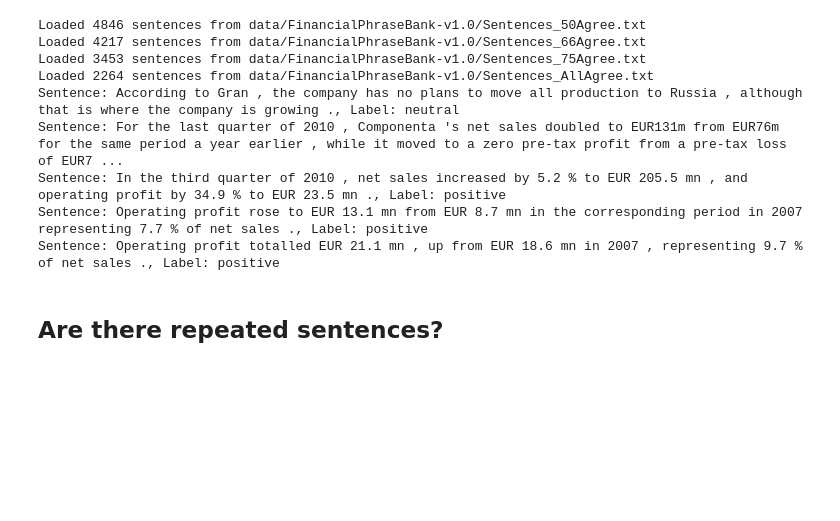
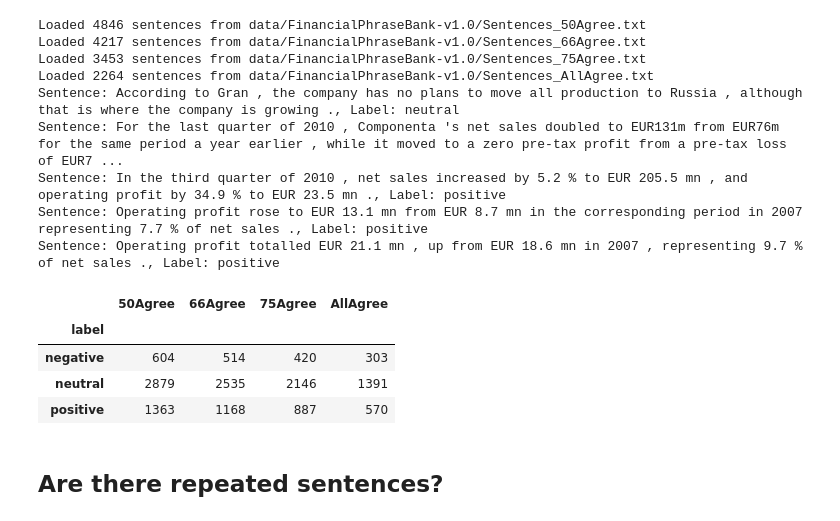
Before and after one commit to Hugoverissimo21/finphrasebank-sentiment, a Jupyter notebook: data EDA.ipynb, the cells around one changed output. Saved outputs shown, nothing was run; the diff lists cells and outputs as text; code cells hidden in the pictures; blank space fills up the shorter version.

```diff
--- a/data EDA.ipynb
+++ b/data EDA.ipynb
@@ -46,6 +53,24 @@ Sentence: For the last quarter of 2010 , Componenta 's net sales doubled to EUR1
 Sentence: In the third quarter of 2010 , net sales increased by 5.2 % to EUR 205.5 mn , and operating profit by 34.9 % to EUR 23.5 mn ., Label: positive
 Sentence: Operating profit rose to EUR 13.1 mn from EUR 8.7 mn in the corresponding period in 2007 representing 7.7 % of net sales ., Label: positive
 Sentence: Operating profit totalled EUR 21.1 mn , up from EUR 18.6 mn in 2007 , representing 9.7 % of net sales ., Label: positive
+# %%
+x = pd.DataFrame(load_financial_phrasebank(f"{path_to_files}{files_base_name}50Agree{files_ends_with}"))
+y = pd.DataFrame(load_financial_phrasebank(f"{path_to_files}{files_base_name}66Agree{files_ends_with}"))
+z = pd.DataFrame(load_financial_phrasebank(f"{path_to_files}{files_base_name}75Agree{files_ends_with}"))
+a = pd.DataFrame(load_financial_phrasebank(f"{path_to_files}{files_base_name}AllAgree{files_ends_with}"))
+
+pd.DataFrame({
+    '50Agree': x['label'].value_counts().sort_index(),
+    '66Agree': y['label'].value_counts().sort_index(),
+    '75Agree': z['label'].value_counts().sort_index(),
+    'AllAgree': a['label'].value_counts().sort_index()
+}).fillna(0).astype(int) # as much negatives for both datasets, undersample will result in more or less the same...
+# %% [output]
+|  | 50Agree | 66Agree | 75Agree | AllAgree |
+| label |  |  |  |  |
+| negative | 604 | 514 | 420 | 303 |
+| neutral | 2879 | 2535 | 2146 | 1391 |
+| positive | 1363 | 1168 | 887 | 570 |
 # %% [markdown]
 ## Are there repeated sentences?
 # %%
```
Also changed, not shown: parts of 4 cells of this notebook, 8 other files.
